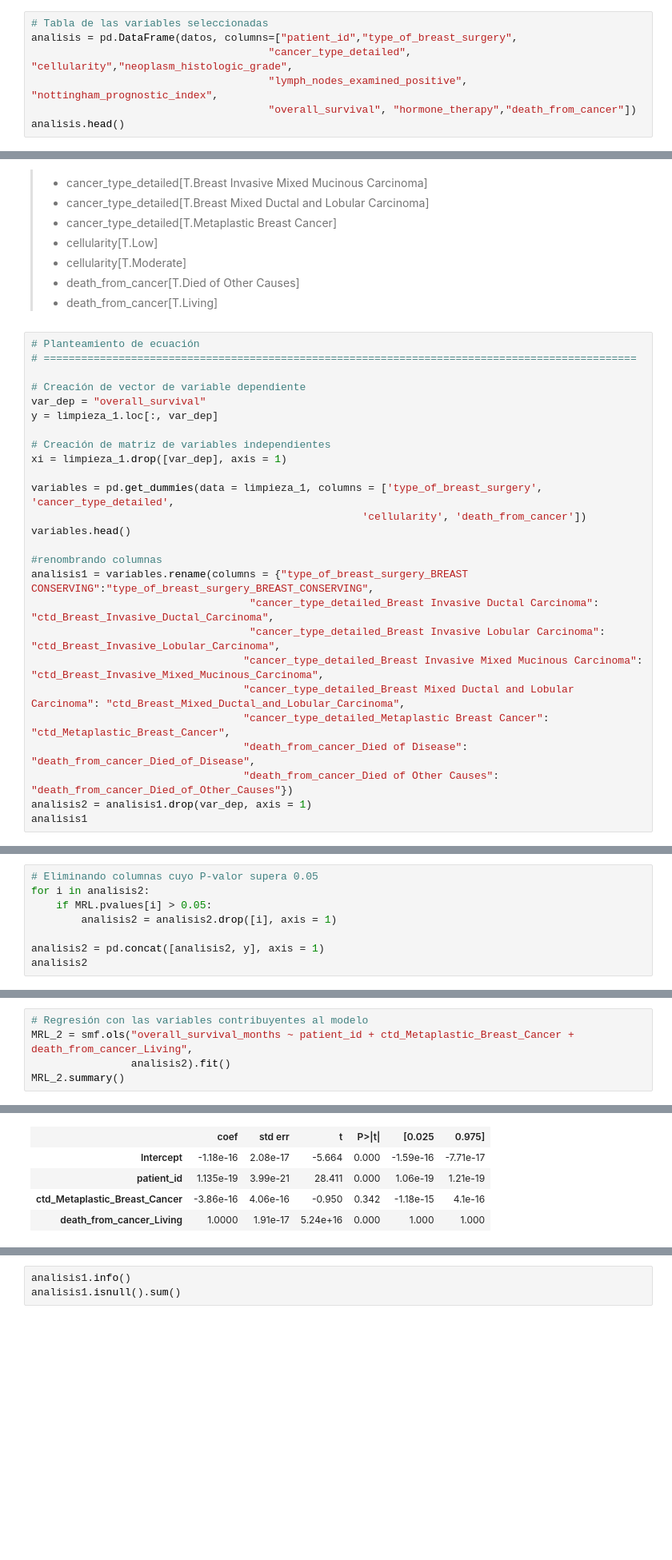
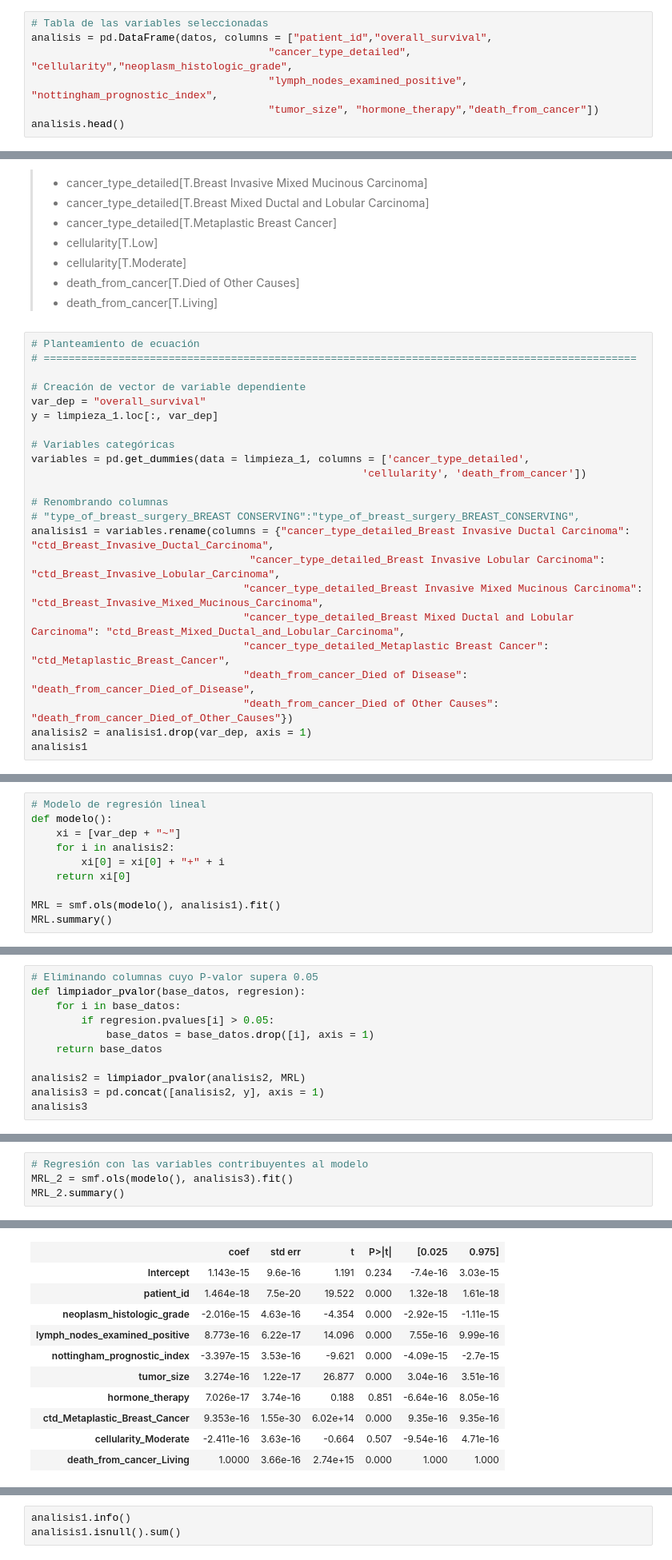
Before and after one commit to SebasM2000/DataBase_Sttcs, a Jupyter notebook: comp.ipynb, the cells around one changed output, grey strips where cells are left out. Shown at 80% size. Cells and saved outputs as stored; diff of their text form; blank space fills up the shorter version.

```diff
--- a/comp.ipynb
+++ b/comp.ipynb
@@ -59,9 +59,9 @@ Index(['patient_id', 'age_at_diagnosis', 'type_of_breast_surgery',
 Donar para apoyar recursos gratuitos y programación para las personas afectadas por cáncer de mama: https://give.breastcancer.org/give/297660/#!/donation/checkout?c_src=clipboard&c_src2=text-link
 # %%
 # Tabla de las variables seleccionadas
-analisis = pd.DataFrame(datos, columns=["patient_id","type_of_breast_surgery",
+analisis = pd.DataFrame(datos, columns = ["patient_id","overall_survival",
                                       "cancer_type_detailed", "cellularity","neoplasm_histologic_grade",
                                       "lymph_nodes_examined_positive", "nottingham_prognostic_index",
-                                      "overall_survival", "hormone_therapy","death_from_cancer"])
+                                      "tumor_size", "hormone_therapy","death_from_cancer"])
 analisis.head()
 # %% [output]
@@ -162,16 +162,13 @@ dummy para las siguientes variables:
 var_dep = "overall_survival"
 y = limpieza_1.loc[:, var_dep]
 
-# Creación de matriz de variables independientes
-xi = limpieza_1.drop([var_dep], axis = 1)
+# Variables categóricas
+variables = pd.get_dummies(data = limpieza_1, columns = ['cancer_type_detailed',
+                                                     'cellularity', 'death_from_cancer'])
 
-variables = pd.get_dummies(data = limpieza_1, columns = ['type_of_breast_surgery', 'cancer_type_detailed',
-                                                     'cellularity', 'death_from_cancer'])
-variables.head()
-
-#renombrando columnas
-analisis1 = variables.rename(columns = {"type_of_breast_surgery_BREAST CONSERVING":"type_of_breast_surgery_BREAST_CONSERVING",
-                                   "cancer_type_detailed_Breast Invasive Ductal Carcinoma": "ctd_Breast_Invasive_Ductal_Carcinoma",
+# Renombrando columnas
+# "type_of_breast_surgery_BREAST CONSERVING":"type_of_breast_surgery_BREAST_CONSERVING",
+analisis1 = variables.rename(columns = {"cancer_type_detailed_Breast Invasive Ductal Carcinoma": "ctd_Breast_Invasive_Ductal_Carcinoma",
                                    "cancer_type_detailed_Breast Invasive Lobular Carcinoma": "ctd_Breast_Invasive_Lobular_Carcinoma",
                                   "cancer_type_detailed_Breast Invasive Mixed Mucinous Carcinoma": "ctd_Breast_Invasive_Mixed_Mucinous_Carcinoma",
                                   "cancer_type_detailed_Breast Mixed Ductal and Lobular Carcinoma": "ctd_Breast_Mixed_Ductal_and_Lobular_Carcinoma",
@@ -244,0 +194,10 @@ strong multicollinearity problems or that the design matrix is singular.
+# %%
+# Modelo de regresión lineal
+def modelo():
+    xi = [var_dep + "~"]
+    for i in analisis2:
+        xi[0] = xi[0] + "+" + i
+    return xi[0]
+
+MRL = smf.ols(modelo(), analisis1).fit()
+MRL.summary()
@@ -245,9 +239,12 @@ strong multicollinearity problems or that the design matrix is singular.
 # %%
 # Eliminando columnas cuyo P-valor supera 0.05
-for i in analisis2:
-    if MRL.pvalues[i] > 0.05:
-        analisis2 = analisis2.drop([i], axis = 1)
+def limpiador_pvalor(base_datos, regresion):
+    for i in base_datos:
+        if regresion.pvalues[i] > 0.05:
+            base_datos = base_datos.drop([i], axis = 1)
+    return base_datos
 
-analisis2 = pd.concat([analisis2, y], axis = 1)
-analisis2
+analisis2 = limpiador_pvalor(analisis2, MRL)
+analisis3 = pd.concat([analisis2, y], axis = 1)
+analisis3
 # %% [output]
@@ -267,7 +264,6 @@ analisis2
 # %%
 # Regresión con las variables contribuyentes al modelo
-MRL_2 = smf.ols("overall_survival_months ~ patient_id + ctd_Metaplastic_Breast_Cancer + death_from_cancer_Living",
-                analisis2).fit()
+MRL_2 = smf.ols(modelo(), analisis3).fit()
 MRL_2.summary()
 # %% [output]
 OLS Regression Results
@@ -282,6 +278,12 @@ OLS Regression Results
 | Covariance Type: | nonrobust |  |  |
 |  | coef | std err | t | P>|t| | [0.025 | 0.975] |
-| Intercept | -1.18e-16 | 2.08e-17 | -5.664 | 0.000 | -1.59e-16 | -7.71e-17 |
-| patient_id | 1.135e-19 | 3.99e-21 | 28.411 | 0.000 | 1.06e-19 | 1.21e-19 |
-| ctd_Metaplastic_Breast_Cancer | -3.86e-16 | 4.06e-16 | -0.950 | 0.342 | -1.18e-15 | 4.1e-16 |
-| death_from_cancer_Living | 1.0000 | 1.91e-17 | 5.24e+16 | 0.000 | 1.000 | 1.000 |
+| Intercept | 1.143e-15 | 9.6e-16 | 1.191 | 0.234 | -7.4e-16 | 3.03e-15 |
+| patient_id | 1.464e-18 | 7.5e-20 | 19.522 | 0.000 | 1.32e-18 | 1.61e-18 |
+| neoplasm_histologic_grade | -2.016e-15 | 4.63e-16 | -4.354 | 0.000 | -2.92e-15 | -1.11e-15 |
+| lymph_nodes_examined_positive | 8.773e-16 | 6.22e-17 | 14.096 | 0.000 | 7.55e-16 | 9.99e-16 |
+| nottingham_prognostic_index | -3.397e-15 | 3.53e-16 | -9.621 | 0.000 | -4.09e-15 | -2.7e-15 |
+| tumor_size | 3.274e-16 | 1.22e-17 | 26.877 | 0.000 | 3.04e-16 | 3.51e-16 |
+| hormone_therapy | 7.026e-17 | 3.74e-16 | 0.188 | 0.851 | -6.64e-16 | 8.05e-16 |
+| ctd_Metaplastic_Breast_Cancer | 9.353e-16 | 1.55e-30 | 6.02e+14 | 0.000 | 9.35e-16 | 9.35e-16 |
+| cellularity_Moderate | -2.411e-16 | 3.63e-16 | -0.664 | 0.507 | -9.54e-16 | 4.71e-16 |
+| death_from_cancer_Living | 1.0000 | 3.66e-16 | 2.74e+15 | 0.000 | 1.000 | 1.000 |
```
Also changed, not shown: parts of 8 cells of this notebook.
